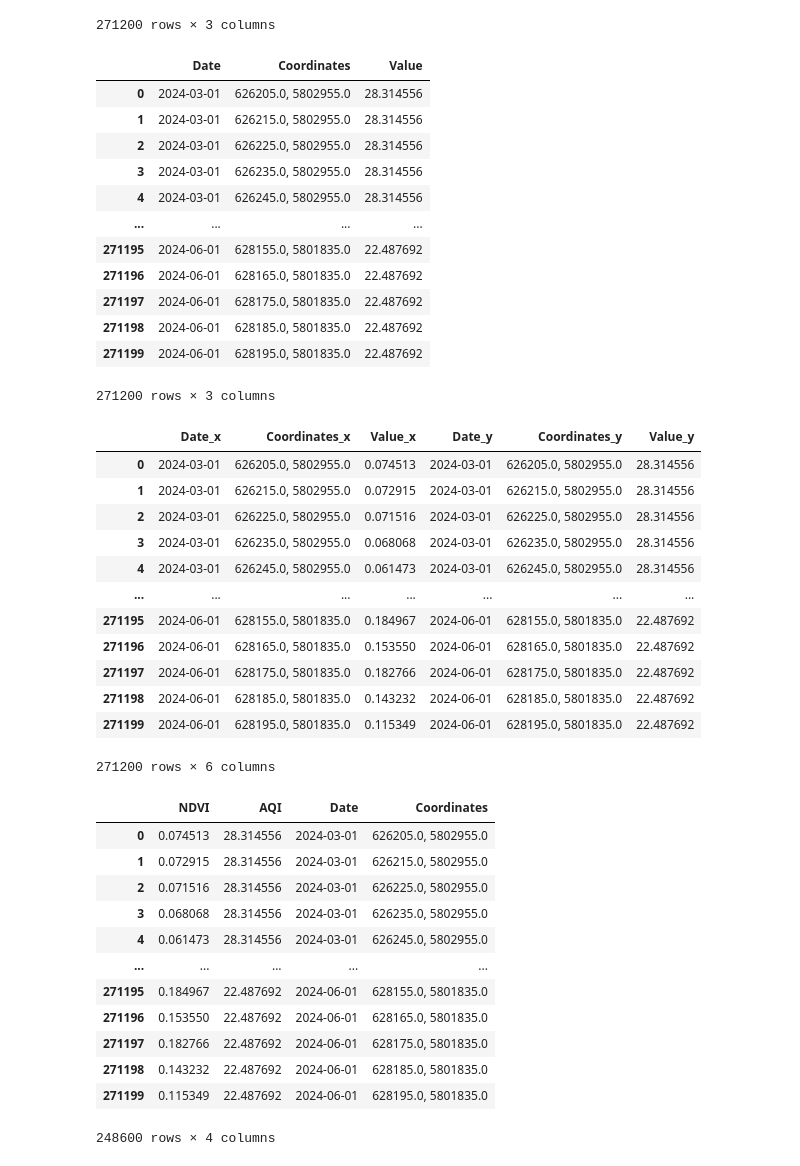
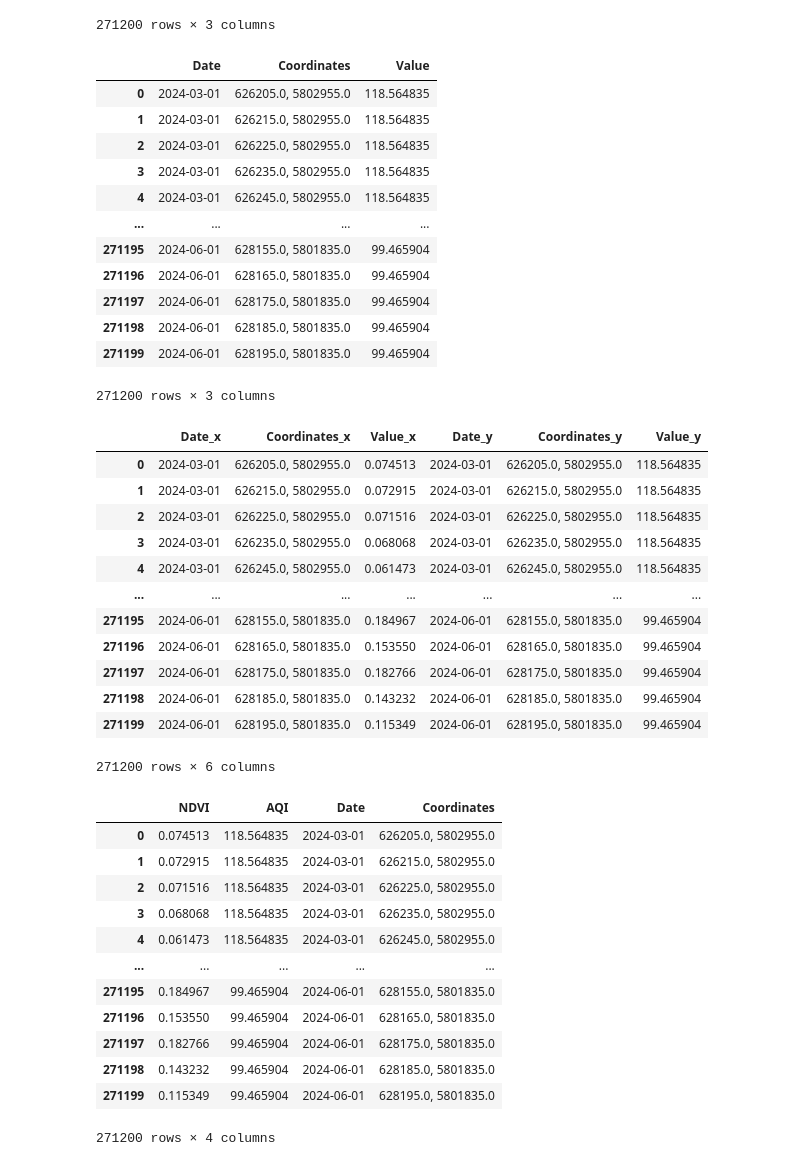
Before and after one commit to miguelvella12/DSP, a Jupyter notebook: CorrelationTesting.ipynb, the cells around one changed output. Drawn from its saved outputs; the diff is of its cells as text; code cells hidden in the pictures.

```diff
--- a/CorrelationTesting.ipynb
+++ b/CorrelationTesting.ipynb
@@ -6,7 +14,9 @@ import matplotlib.pyplot as plt
 # %%
 # Load data from Sentinel-2 (NDVI) and Sentinel-5P (AQI)
-Vondel_NDVI_csv = pd.read_csv("Datasets/Sentinel-2/Sentinel2_Vondel/Sentinel2_Vondel_CSV.csv")
-Vondel_AQI_csv = pd.read_csv("Datasets/Sentinel-5P/AirQualityIndex_Vondel/AirQualityIndex_Vondel.csv")
+Vondel_NDVI_csv_path = "Datasets/Sentinel-2/Vondel_NDVI/Vondel_NDVI_csv.csv"
+Vondel_AQI_csv_path = "Datasets/Sentinel-5P/Vondelpark/Vondel_AirQualityIndex/Vondel_AirQualityIndex_csv.csv"
+Vondel_NDVI_csv = pd.read_csv(Vondel_NDVI_csv_path)
+Vondel_AQI_csv = pd.read_csv(Vondel_AQI_csv_path)
 # %%
 # Check data structure
 Vondel_NDVI_csv
@@ -29,15 +39,15 @@ Vondel_NDVI_csv
 Vondel_AQI_csv
 # %% [output]
 |  | Date | Coordinates | Value |
-| 0 | 2024-03-01 | 626205.0, 5802955.0 | 28.314556 |
-| 1 | 2024-03-01 | 626215.0, 5802955.0 | 28.314556 |
-| 2 | 2024-03-01 | 626225.0, 5802955.0 | 28.314556 |
-| 3 | 2024-03-01 | 626235.0, 5802955.0 | 28.314556 |
-| 4 | 2024-03-01 | 626245.0, 5802955.0 | 28.314556 |
+| 0 | 2024-03-01 | 626205.0, 5802955.0 | 118.564835 |
+| 1 | 2024-03-01 | 626215.0, 5802955.0 | 118.564835 |
+| 2 | 2024-03-01 | 626225.0, 5802955.0 | 118.564835 |
+| 3 | 2024-03-01 | 626235.0, 5802955.0 | 118.564835 |
+| 4 | 2024-03-01 | 626245.0, 5802955.0 | 118.564835 |
 | ... | ... | ... | ... |
-| 271195 | 2024-06-01 | 628155.0, 5801835.0 | 22.487692 |
-| 271196 | 2024-06-01 | 628165.0, 5801835.0 | 22.487692 |
-| 271197 | 2024-06-01 | 628175.0, 5801835.0 | 22.487692 |
-| 271198 | 2024-06-01 | 628185.0, 5801835.0 | 22.487692 |
-| 271199 | 2024-06-01 | 628195.0, 5801835.0 | 22.487692 |
+| 271195 | 2024-06-01 | 628155.0, 5801835.0 | 99.465904 |
+| 271196 | 2024-06-01 | 628165.0, 5801835.0 | 99.465904 |
+| 271197 | 2024-06-01 | 628175.0, 5801835.0 | 99.465904 |
+| 271198 | 2024-06-01 | 628185.0, 5801835.0 | 99.465904 |
+| 271199 | 2024-06-01 | 628195.0, 5801835.0 | 99.465904 |
 271200 rows × 3 columns
@@ -51,51 +57,51 @@ Vondel_merged_csv = pd.merge(Vondel_NDVI_csv, Vondel_AQI_csv, left_index=True, r
 Vondel_merged_csv
 # %% [output]
 |  | Date_x | Coordinates_x | Value_x | Date_y | Coordinates_y | Value_y |
-| 0 | 2024-03-01 | 626205.0, 5802955.0 | 0.074513 | 2024-03-01 | 626205.0, 5802955.0 | 28.314556 |
-| 1 | 2024-03-01 | 626215.0, 5802955.0 | 0.072915 | 2024-03-01 | 626215.0, 5802955.0 | 28.314556 |
-| 2 | 2024-03-01 | 626225.0, 5802955.0 | 0.071516 | 2024-03-01 | 626225.0, 5802955.0 | 28.314556 |
-| 3 | 2024-03-01 | 626235.0, 5802955.0 | 0.068068 | 2024-03-01 | 626235.0, 5802955.0 | 28.314556 |
-| 4 | 2024-03-01 | 626245.0, 5802955.0 | 0.061473 | 2024-03-01 | 626245.0, 5802955.0 | 28.314556 |
+| 0 | 2024-03-01 | 626205.0, 5802955.0 | 0.074513 | 2024-03-01 | 626205.0, 5802955.0 | 118.564835 |
+| 1 | 2024-03-01 | 626215.0, 5802955.0 | 0.072915 | 2024-03-01 | 626215.0, 5802955.0 | 118.564835 |
+| 2 | 2024-03-01 | 626225.0, 5802955.0 | 0.071516 | 2024-03-01 | 626225.0, 5802955.0 | 118.564835 |
+| 3 | 2024-03-01 | 626235.0, 5802955.0 | 0.068068 | 2024-03-01 | 626235.0, 5802955.0 | 118.564835 |
+| 4 | 2024-03-01 | 626245.0, 5802955.0 | 0.061473 | 2024-03-01 | 626245.0, 5802955.0 | 118.564835 |
 | ... | ... | ... | ... | ... | ... | ... |
-| 271195 | 2024-06-01 | 628155.0, 5801835.0 | 0.184967 | 2024-06-01 | 628155.0, 5801835.0 | 22.487692 |
-| 271196 | 2024-06-01 | 628165.0, 5801835.0 | 0.153550 | 2024-06-01 | 628165.0, 5801835.0 | 22.487692 |
-| 271197 | 2024-06-01 | 628175.0, 5801835.0 | 0.182766 | 2024-06-01 | 628175.0, 5801835.0 | 22.487692 |
-| 271198 | 2024-06-01 | 628185.0, 5801835.0 | 0.143232 | 2024-06-01 | 628185.0, 5801835.0 | 22.487692 |
-| 271199 | 2024-06-01 | 628195.0, 5801835.0 | 0.115349 | 2024-06-01 | 628195.0, 5801835.0 | 22.487692 |
+| 271195 | 2024-06-01 | 628155.0, 5801835.0 | 0.184967 | 2024-06-01 | 628155.0, 5801835.0 | 99.465904 |
+| 271196 | 2024-06-01 | 628165.0, 5801835.0 | 0.153550 | 2024-06-01 | 628165.0, 5801835.0 | 99.465904 |
+| 271197 | 2024-06-01 | 628175.0, 5801835.0 | 0.182766 | 2024-06-01 | 628175.0, 5801835.0 | 99.465904 |
+| 271198 | 2024-06-01 | 628185.0, 5801835.0 | 0.143232 | 2024-06-01 | 628185.0, 5801835.0 | 99.465904 |
+| 271199 | 2024-06-01 | 628195.0, 5801835.0 | 0.115349 | 2024-06-01 | 628195.0, 5801835.0 | 99.465904 |
 271200 rows × 6 columns
 # %%
 # Cleaning merged .csv
-# Drop missing values and ensure you're working with a copy
-Vondel_merged_csv_cleaned = Vondel_merged_csv.dropna().copy()
+# Drop missing values
+Vondel_merged_csv_cleaned = Vondel_merged_csv.copy().dropna()
 
 # Combine Date columns
 Vondel_merged_csv_cleaned.loc[:, 'Date'] = Vondel_merged_csv_cleaned['Date_x'].combine_first(
     Vondel_merged_csv_cleaned['Date_y']
 )
 
 # Combine Coordinates columns
 Vondel_merged_csv_cleaned.loc[:, 'Coordinates'] = Vondel_merged_csv_cleaned['Coordinates_x'].combine_first(
     Vondel_merged_csv_cleaned['Coordinates_y']
 )
 
 # Drop redundant columns
 Vondel_merged_csv_cleaned.drop(columns=['Date_x', 'Date_y', 'Coordinates_x', 'Coordinates_y'], inplace=True)
 
 # Rename Value columns to NDVI and AQI
 Vondel_merged_csv_cleaned.rename(columns={'Value_x': 'NDVI', 'Value_y': 'AQI'}, inplace=True)
 
 Vondel_merged_csv_cleaned
 # %% [output]
 |  | NDVI | AQI | Date | Coordinates |
-| 0 | 0.074513 | 28.314556 | 2024-03-01 | 626205.0, 5802955.0 |
-| 1 | 0.072915 | 28.314556 | 2024-03-01 | 626215.0, 5802955.0 |
-| 2 | 0.071516 | 28.314556 | 2024-03-01 | 626225.0, 5802955.0 |
-| 3 | 0.068068 | 28.314556 | 2024-03-01 | 626235.0, 5802955.0 |
-| 4 | 0.061473 | 28.314556 | 2024-03-01 | 626245.0, 5802955.0 |
+| 0 | 0.074513 | 118.564835 | 2024-03-01 | 626205.0, 5802955.0 |
+| 1 | 0.072915 | 118.564835 | 2024-03-01 | 626215.0, 5802955.0 |
+| 2 | 0.071516 | 118.564835 | 2024-03-01 | 626225.0, 5802955.0 |
+| 3 | 0.068068 | 118.564835 | 2024-03-01 | 626235.0, 5802955.0 |
+| 4 | 0.061473 | 118.564835 | 2024-03-01 | 626245.0, 5802955.0 |
 | ... | ... | ... | ... | ... |
-| 271195 | 0.184967 | 22.487692 | 2024-06-01 | 628155.0, 5801835.0 |
-| 271196 | 0.153550 | 22.487692 | 2024-06-01 | 628165.0, 5801835.0 |
-| 271197 | 0.182766 | 22.487692 | 2024-06-01 | 628175.0, 5801835.0 |
-| 271198 | 0.143232 | 22.487692 | 2024-06-01 | 628185.0, 5801835.0 |
-| 271199 | 0.115349 | 22.487692 | 2024-06-01 | 628195.0, 5801835.0 |
+| 271195 | 0.184967 | 99.465904 | 2024-06-01 | 628155.0, 5801835.0 |
+| 271196 | 0.153550 | 99.465904 | 2024-06-01 | 628165.0, 5801835.0 |
+| 271197 | 0.182766 | 99.465904 | 2024-06-01 | 628175.0, 5801835.0 |
+| 271198 | 0.143232 | 99.465904 | 2024-06-01 | 628185.0, 5801835.0 |
+| 271199 | 0.115349 | 99.465904 | 2024-06-01 | 628195.0, 5801835.0 |
-248600 rows × 4 columns
+271200 rows × 4 columns
```
Also changed, not shown: parts of 40 cells of this notebook, 39 other files.
